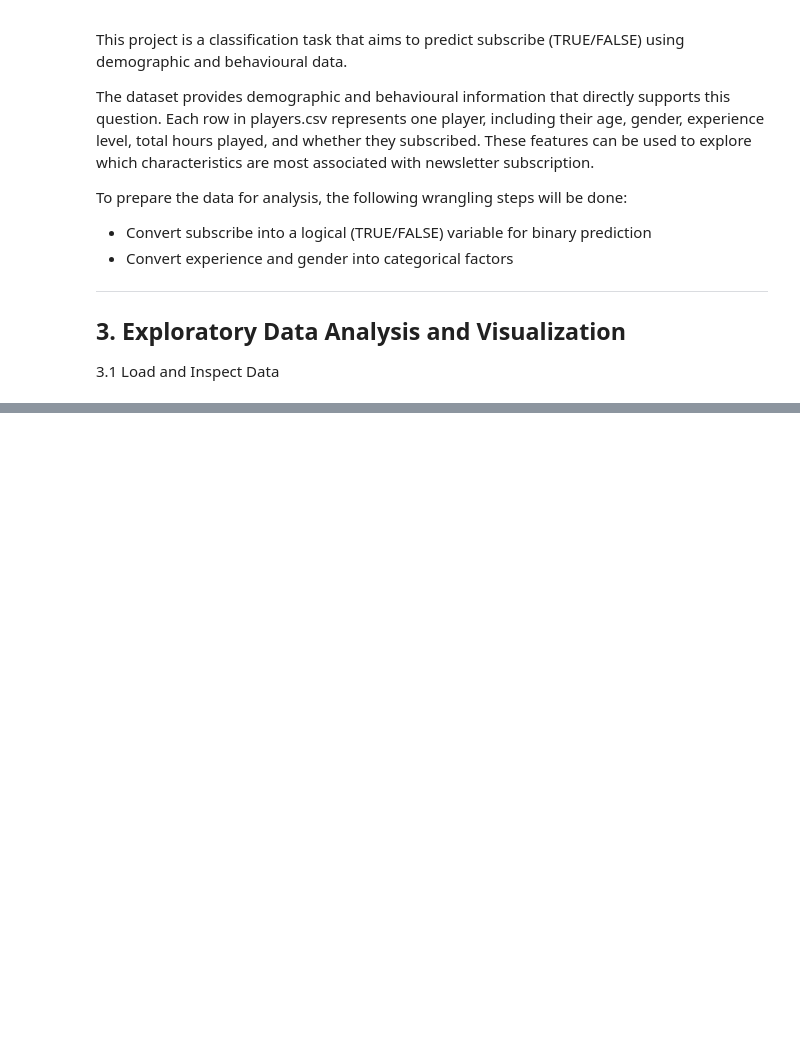
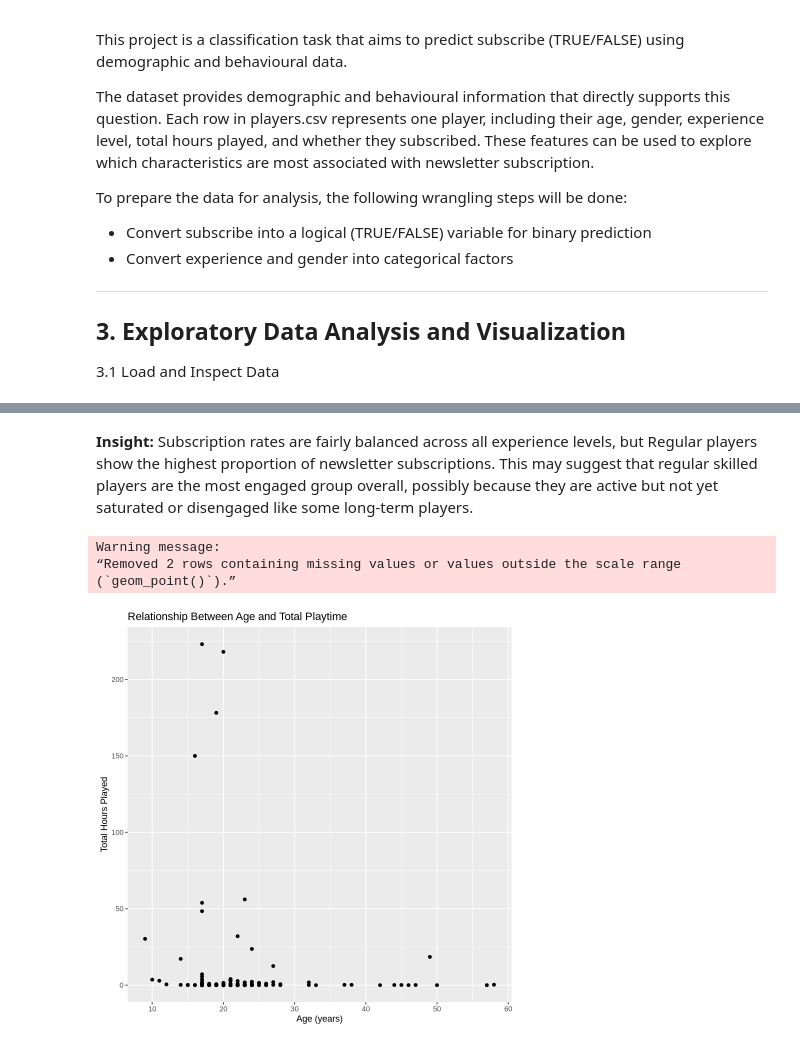
Before and after one commit to lsqolivia/THE-FINAL-dsci-project, a Jupyter notebook: dsci project.ipynb, the cells around one changed output, grey strips where cells are left out. Drawn from its saved outputs; the diff is of its cells as text; code cells hidden in the pictures; blank space fills up the shorter version.

```diff
--- a/dsci project.ipynb
+++ b/dsci project.ipynb
@@ -60,0 +215,18 @@ To prepare the data for analysis, the following wrangling steps will be done:
+# %% [markdown]
+**Insight:**
+Subscription rates are fairly balanced across all experience levels, but Regular players show the highest proportion of newsletter subscriptions.
+This may suggest that regular skilled players are the most engaged group overall, possibly because they are active but not yet saturated or disengaged like some long-term players.
+# %%
+age_and_playtime <- players |>
+ggplot(aes(x = Age, y = played_hours)) +
+  geom_point() +
+  labs(
+    title = "Relationship Between Age and Total Playtime",
+    x = "Age (years)",
+    y = "Total Hours Played")
+age_and_playtime
+# %% [output]
+Warning message:
+“Removed 2 rows containing missing values or values outside the scale range
+(`geom_point()`).”
+[figure, added]
```
Also changed, not shown: parts of 12 cells of this notebook.
